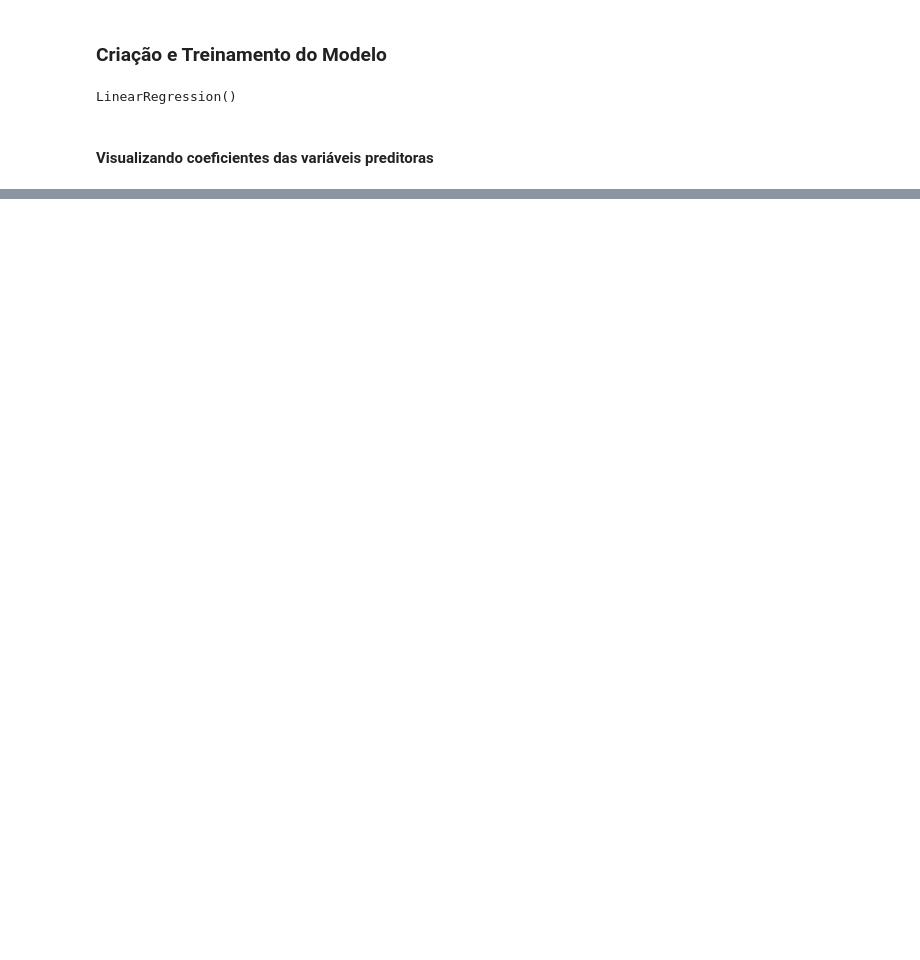
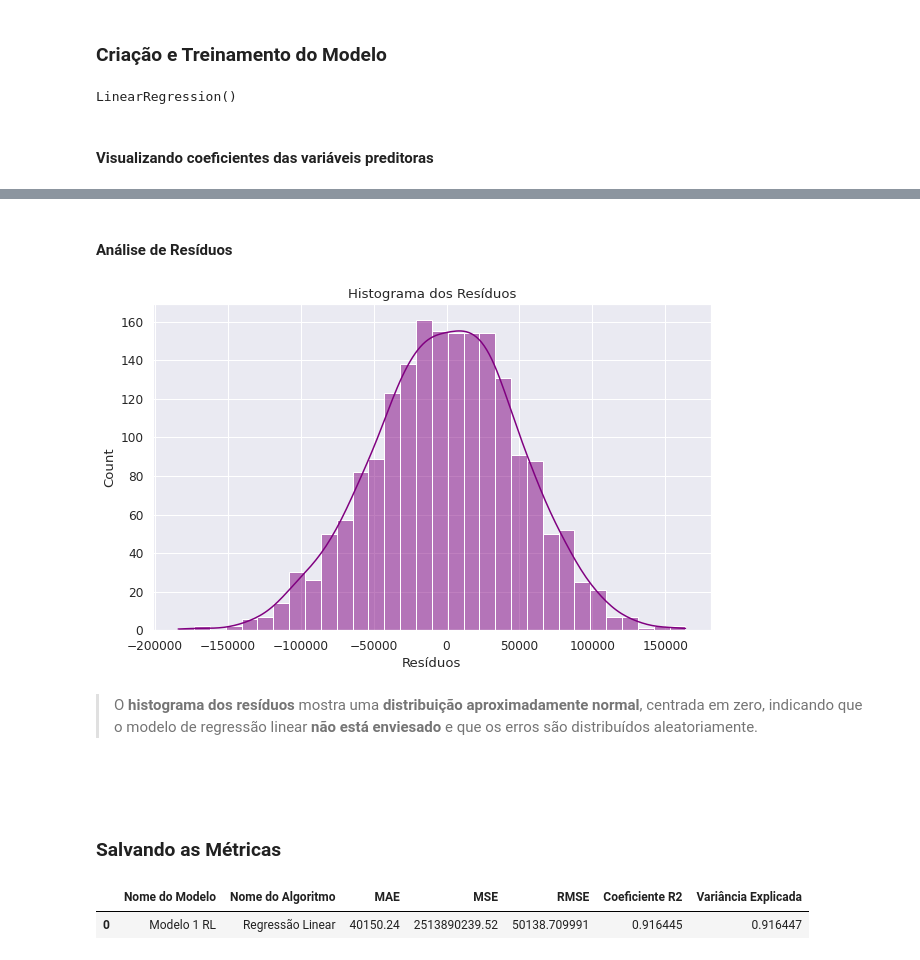
Before and after one commit to EduardoBran/Python_-_Machine_Learning_-_Projetos_Regressao_e_Classificacao, a Jupyter notebook: 1.Projeto_Regressao_-_Prevendo_Valor_Propriedades_Imobiliarias.ipynb, the cells around one changed output, grey strips where cells are left out. Cells and saved outputs as stored; diff of their text form; code cells hidden in the pictures; blank space fills up the shorter version.

```diff
--- a/1.Projeto_Regressao_-_Prevendo_Valor_Propriedades_Imobiliarias.ipynb
+++ b/1.Projeto_Regressao_-_Prevendo_Valor_Propriedades_Imobiliarias.ipynb
@@ -706,0 +872,22 @@ df_coef
+# %% [markdown]
+#### Análise de Resíduos
+# %%
+# Plot dos resíduos
+residuos = y_teste - pred_v1
+
+# Histograma dos resíduos
+plt.figure(figsize=(10, 6))
+sns.histplot(residuos, kde=True, color='purple')
+plt.xlabel('Resíduos')
+plt.title('Histograma dos Resíduos')
+plt.show()
+# %% [output]
+[figure, added]
+# %% [markdown]
+> O **histograma dos resíduos** mostra uma **distribuição aproximadamente normal**, centrada em zero, indicando que o modelo de regressão linear **não está enviesado** e que os erros são distribuídos aleatoriamente.
+
+<br>
+# %% [markdown]
+<br>
+
+### Salvando as Métricas
@@ -706,0 +907,6 @@ df_coef
+# %%
+# Visualizando Dataframe
+display(df_modelos)
+# %% [output]
+|  | Nome do Modelo | Nome do Algoritmo | MAE | MSE | RMSE | Coeficiente R2 | Variância Explicada |
+| 0 | Modelo 1 RL | Regressão Linear | 40150.24 | 2513890239.52 | 50138.709991 | 0.916445 | 0.916447 |
```
Also changed, not shown: parts of 116 cells of this notebook, 2 other files.
